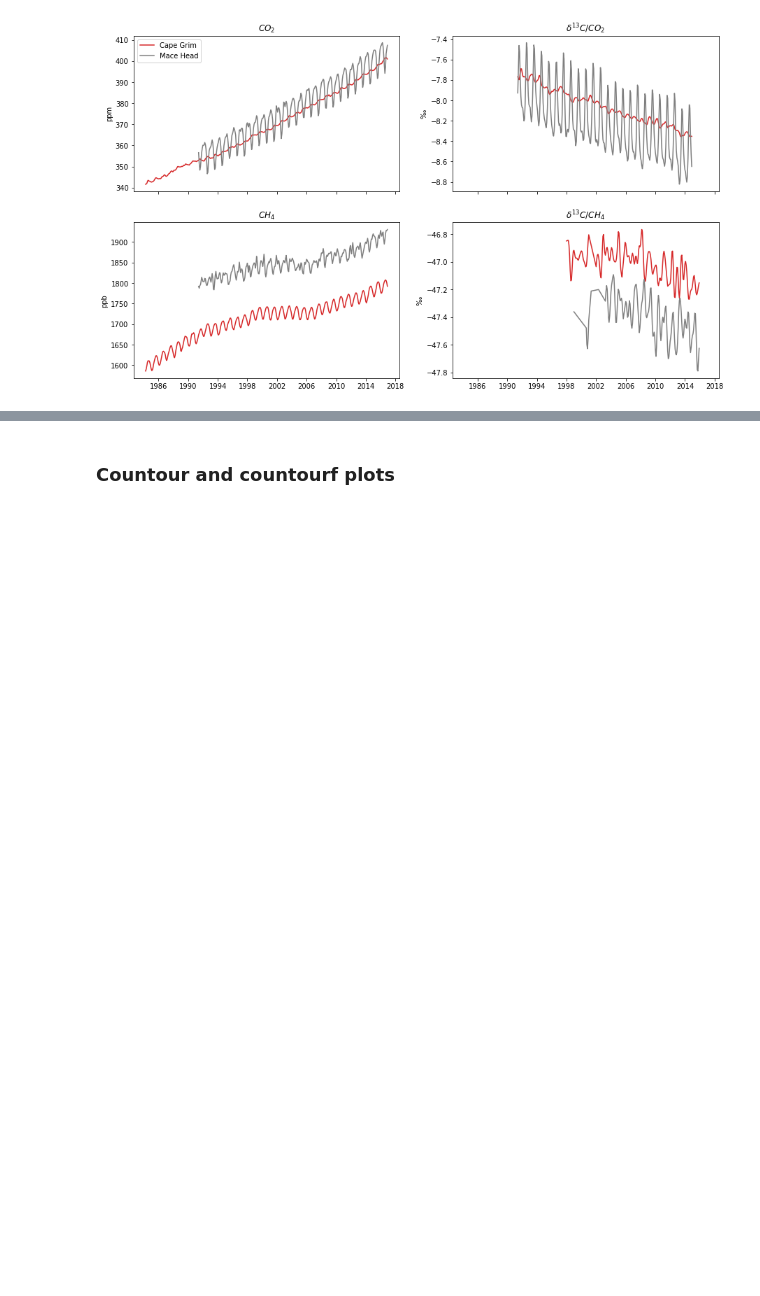
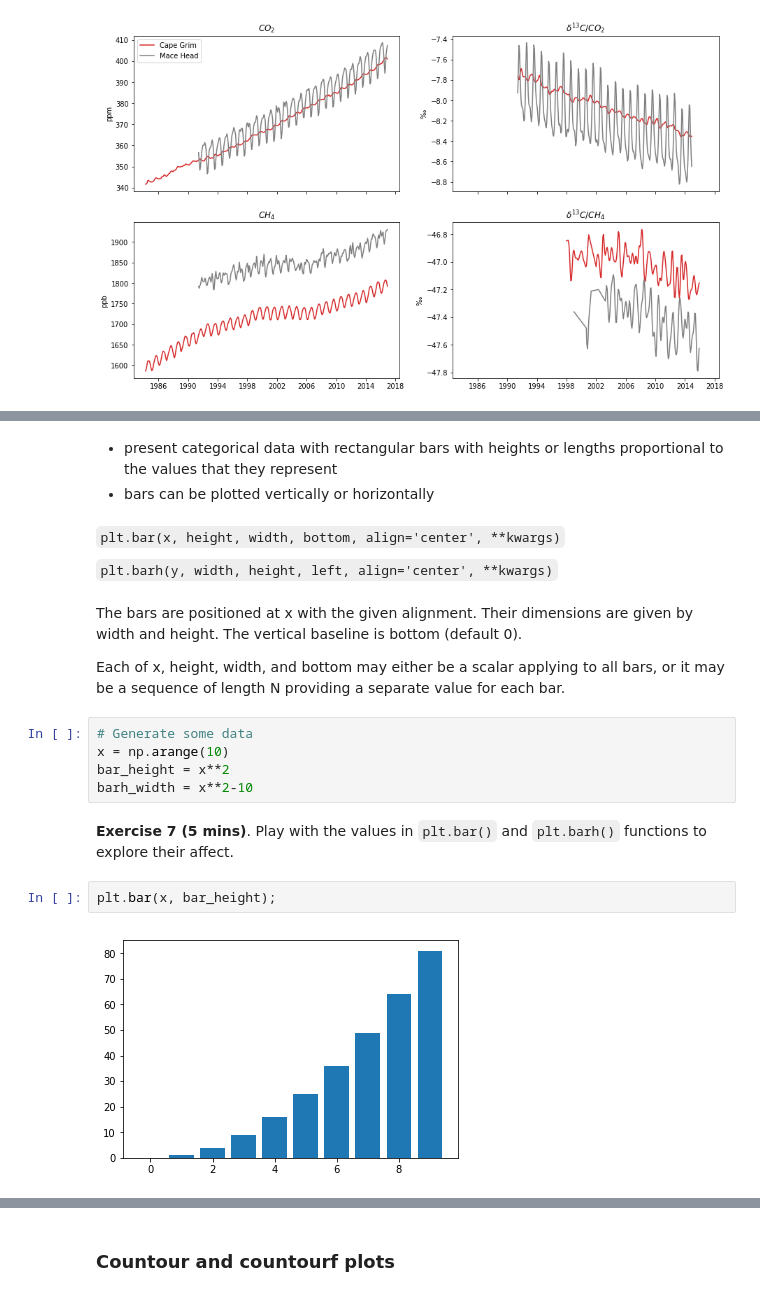
Before and after one commit to ueapy/pythoncourse2018-materials, a Jupyter notebook: notebooks/15-Matplotlib.ipynb, the cells around one changed output, grey strips where cells are left out. Saved outputs shown, nothing was run; the diff lists cells and outputs as text; blank space fills up the shorter version.

Commit message:
add exercise 7 and demo for bar charts

```diff
--- a/notebooks/15-Matplotlib.ipynb
+++ b/notebooks/15-Matplotlib.ipynb
@@ -494,0 +484,22 @@ break
+# %% [markdown]
+* present categorical data with rectangular bars with heights or lengths proportional to the values that they represent
+* bars can be plotted vertically or horizontally
+# %% [markdown]
+`plt.bar(x, height, width, bottom, align='center', **kwargs)`
+
+`plt.barh(y, width, height, left, align='center', **kwargs)`
+# %% [markdown]
+The bars are positioned at x with the given alignment. Their dimensions are given by width and height. The vertical baseline is bottom (default 0).
+
+Each of x, height, width, and bottom may either be a scalar applying to all bars, or it may be a sequence of length N providing a separate value for each bar.
+# %%
+# Generate some data
+x = np.arange(10)
+bar_height = x**2
+barh_width = x**2-10
+# %% [markdown]
+**Exercise 7 (5 mins)**. Play with the values in `plt.bar()` and `plt.barh()` functions to explore their affect.
+# %%
+plt.bar(x, bar_height);
+# %% [output]
+[figure, added]
```
Also changed, not shown: parts of 85 cells of this notebook.
